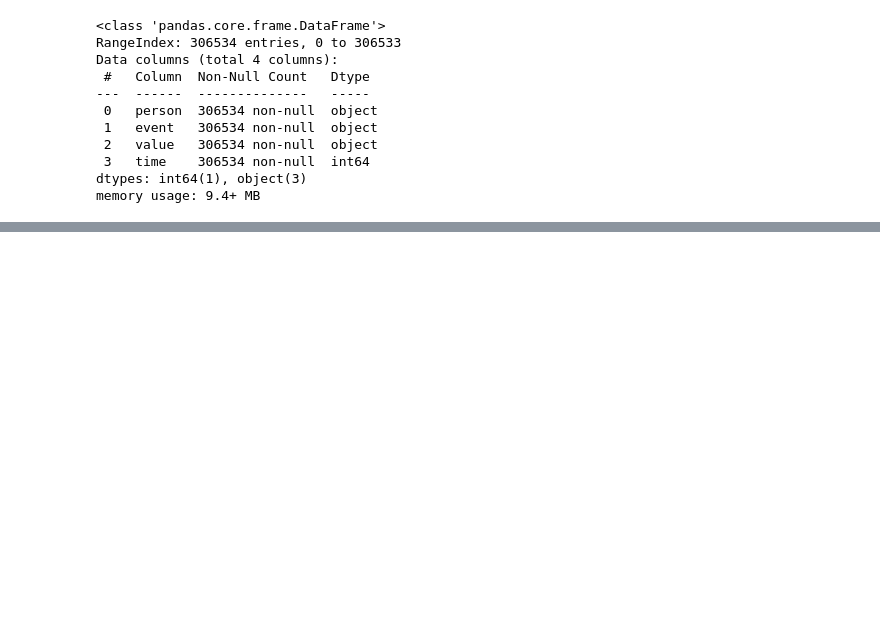
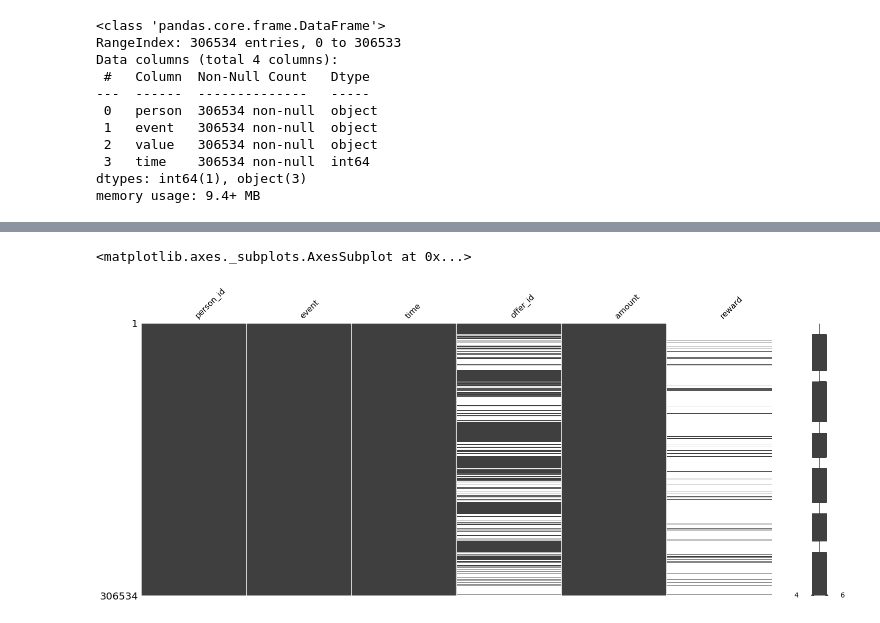
Before and after one commit to stivenlopezg/Starbucks-capstone, a Jupyter notebook: Starbucks_Capstone_notebook.ipynb, the cells around one changed output, grey strips where cells are left out. Drawn from its saved outputs; the diff is of its cells as text; code cells hidden in the pictures; blank space fills up the shorter version.

```diff
--- a/Starbucks_Capstone_notebook.ipynb
+++ b/Starbucks_Capstone_notebook.ipynb
@@ -269,0 +283,3 @@ dict_keys(['offer id'])
+# %%
+transcript.drop('value', axis=1, inplace=True)
+transcript.rename(columns={'person': 'person_id'}, inplace=True)
@@ -269,0 +306,5 @@ dict_keys(['offer id'])
+# %%
+msno.matrix(transcript)
+# %% [output]
+<matplotlib.axes._subplots.AxesSubplot at 0x...>
+[figure, added]
```
Also changed, not shown: parts of 32 cells of this notebook.
